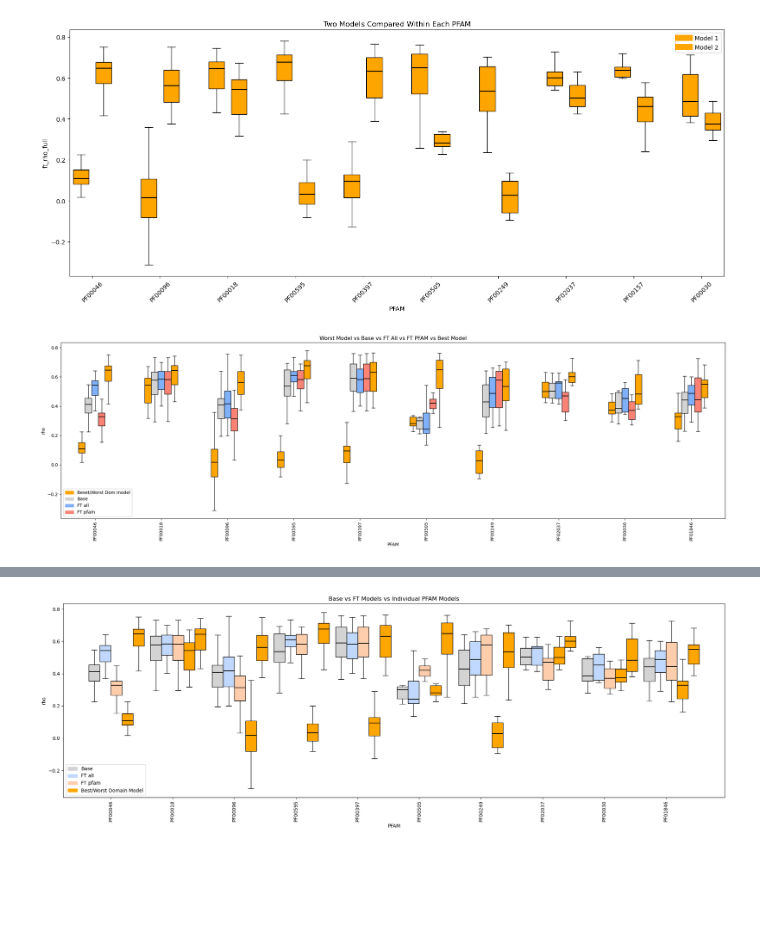
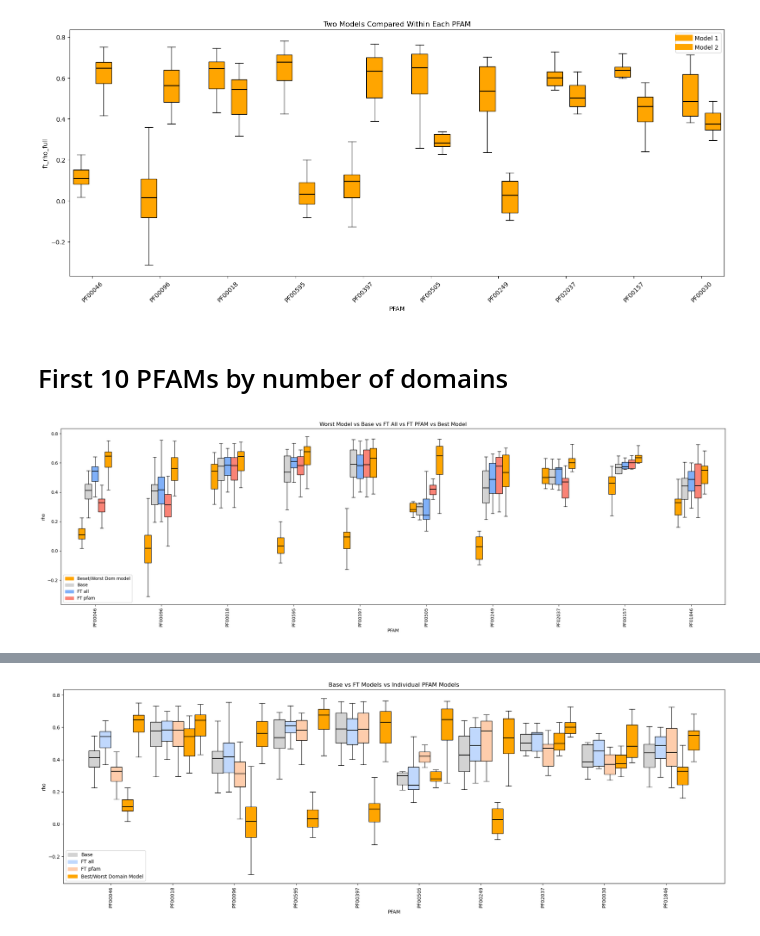
Before and after one commit to Hutch-Johnson/Protein-Language-Models, a Jupyter notebook: ESM2_PFAM_boxplots.ipynb, the cells around one changed output, grey strips where cells are left out. Saved outputs shown, nothing was run; the diff lists cells and outputs as text; code cells hidden in the pictures; blank space fills up the shorter version.

```diff
--- a/ESM2_PFAM_boxplots.ipynb
+++ b/ESM2_PFAM_boxplots.ipynb
@@ -212,8 +232,11 @@ plt.show()
 df_base = df_valid[df_valid['model'] == df_valid['pfam']]
 df_ft_all = df_valid[df_valid['model'] == 'all_pfams']
 df_ft_pfam = df_valid[df_valid['model'] == df_valid['pfam']]
+# %% [markdown]
+# First 10 PFAMs by number of domains
 # %%
-pfam_order = df_valid['pfam'].value_counts().head(10).index
+# pfam_order = df_valid['pfam'].value_counts().head(10).index
+pfam_order = pfam_counts['pfam'].head(10)
 
 spacing = 1.6
 x = np.arange(len(pfam_order))*spacing
@@ -337,31 +360,31 @@ ax.boxplot(
     showfliers=False,
     boxprops=dict(facecolor=best_model_color),
     medianprops=medianprops
 )
 
 # ---------------------------------------------------
 # Labels
 # ---------------------------------------------------
 
 ax.set_xticks(x)
 ax.set_xticklabels(pfam_order, rotation=90)
 
 ax.set_xlabel("PFAM")
 ax.set_ylabel("rho")
 ax.set_title("Worst Model vs Base vs FT All vs FT PFAM vs Best Model")
 
 # legend
 legend_handles = [
     mpatches.Patch(color=best_model_color, label='Beset/Worst Dom model'),
     mpatches.Patch(color=base_color, label='Base'),
     mpatches.Patch(color=ft_all_color, label='FT all'),
     mpatches.Patch(color=ft_pfam_color, label='FT pfam'),
     # mpatches.Patch(color=worst_model_color, label='Best PFAM model')
 ]
 
 ax.legend(handles=legend_handles)
 
 plt.tight_layout()
 plt.show()
 # %% [output]
-[figure, old version]
+[figure, new version]
```
Also changed, not shown: parts of 10 cells of this notebook.
